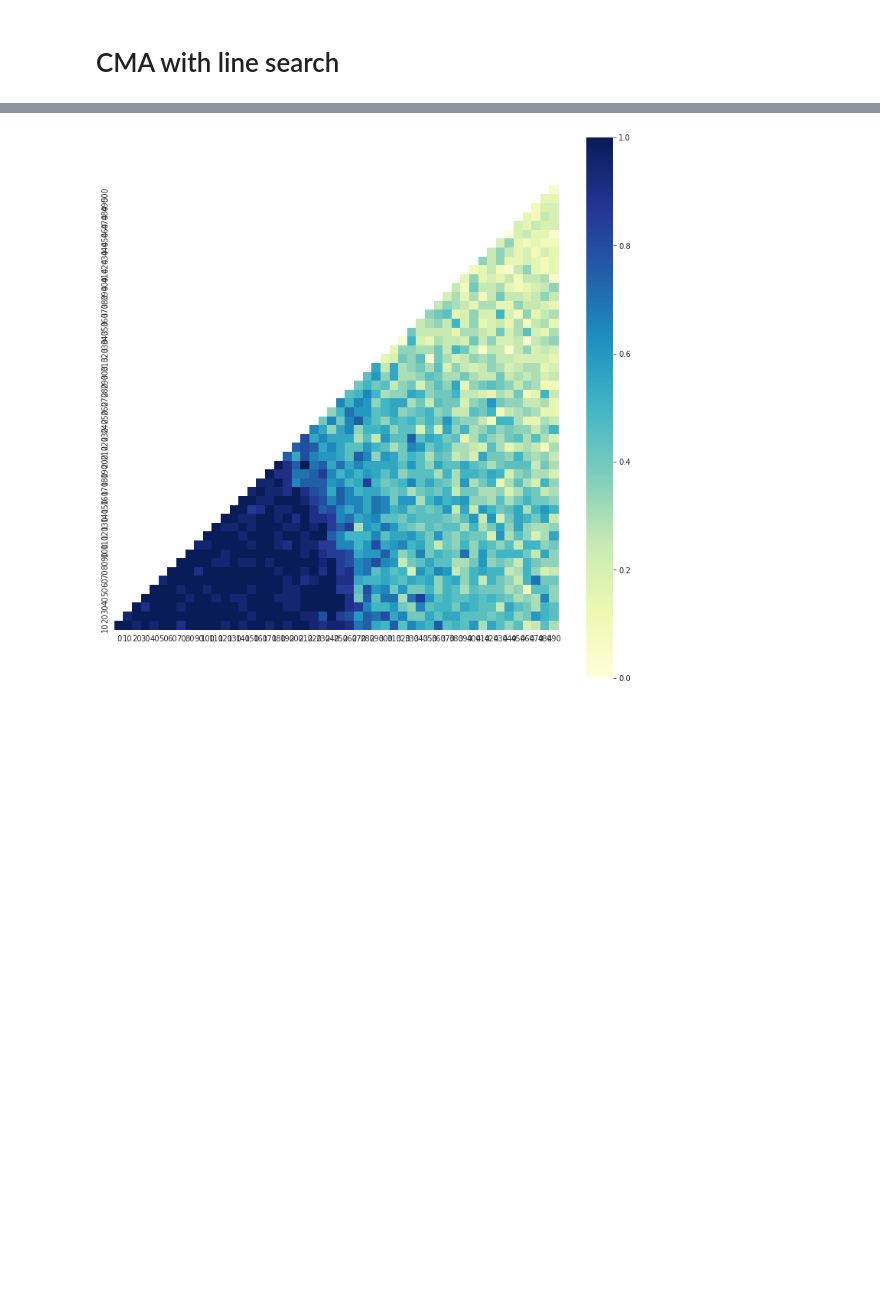
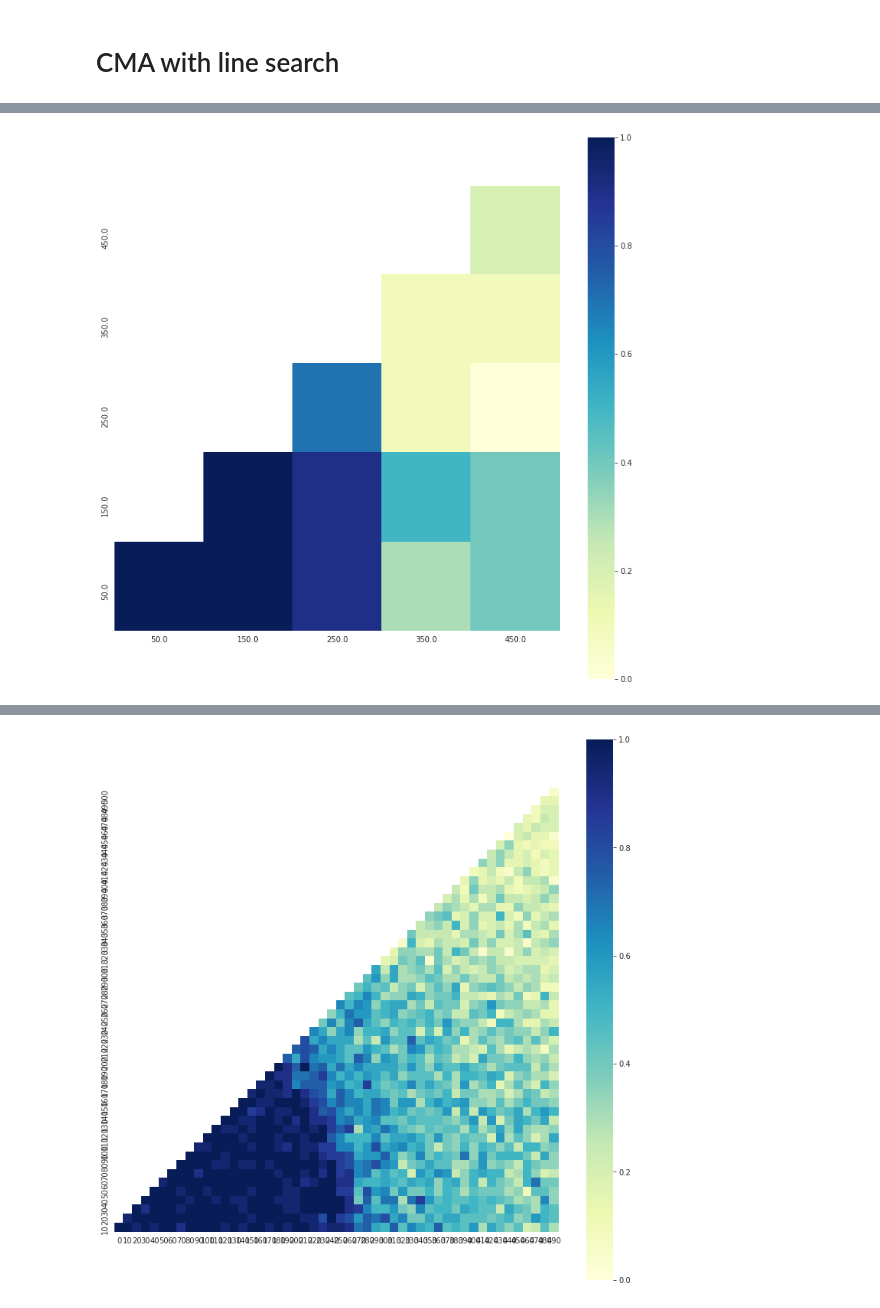
Before and after one commit to huajian1069/non-convex-optimisation, a Jupyter notebook: week 9.ipynb, the cells around one changed output, grey strips where cells are left out. Saved outputs shown, nothing was run; the diff lists cells and outputs as text; code cells hidden in the pictures; blank space fills up the shorter version.

```diff
--- a/week 9.ipynb
+++ b/week 9.ipynb
@@ -183,3 +270,7 @@ np.save('results_ackley_original_cma.npy', avg_res1)
+# %%
+exps.analyser.plot_hotmap()
+# %% [output]
+[figure, added]
 # %%
 #parameter of optimisation
 np.random.seed(134)
```
Also changed, not shown: parts of 24 cells of this notebook, 1 other file.
